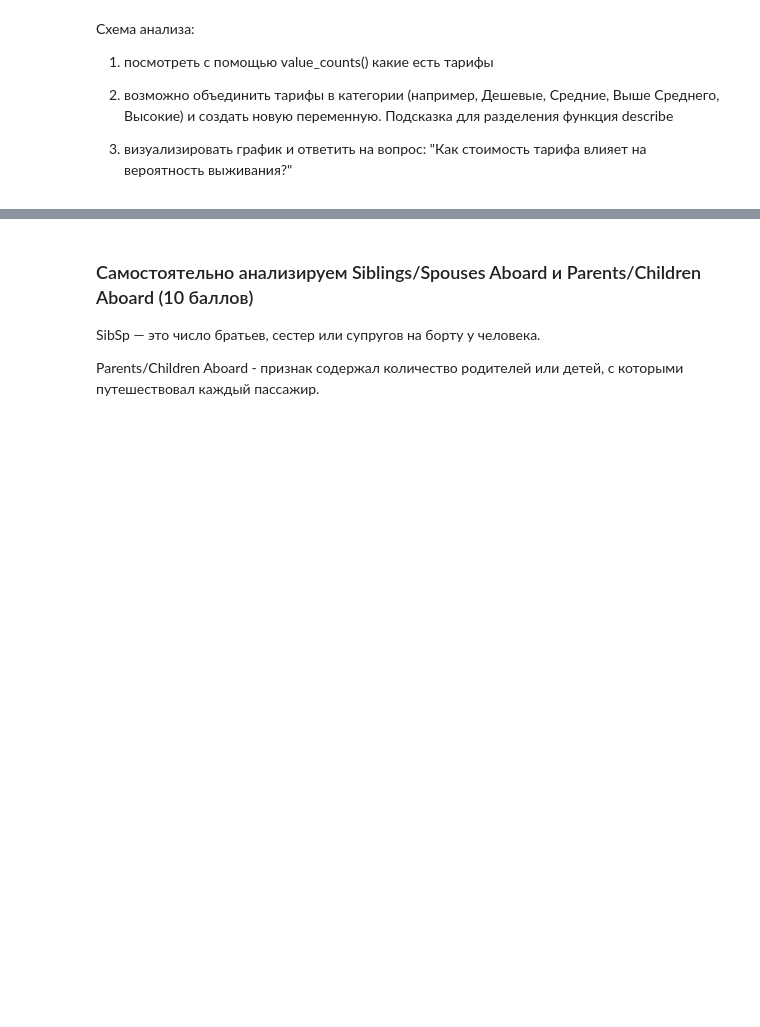
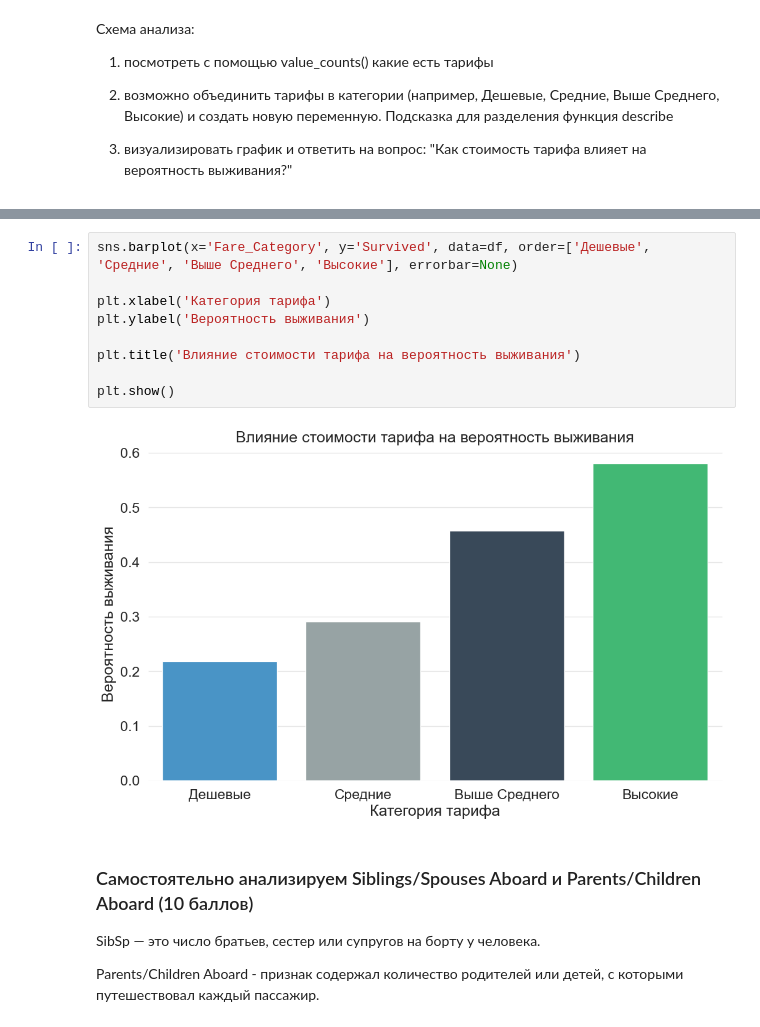
Before and after one commit to Grandher/MLabs-IIS-lessons_python, a Jupyter notebook: Task3/3_visualize_data.ipynb, the cells around one changed output, grey strips where cells are left out. Cells and saved outputs as stored; diff of their text form; blank space fills up the shorter version.

```diff
--- a/Task3/3_visualize_data.ipynb
+++ b/Task3/3_visualize_data.ipynb
@@ -438,3 +413,14 @@ TypeError: Neither the `x` nor `y` variable appears to be numeric.
+# %%
+sns.barplot(x='Fare_Category', y='Survived', data=df, order=['Дешевые', 'Средние', 'Выше Среднего', 'Высокие'], errorbar=None)
+
+plt.xlabel('Категория тарифа')
+plt.ylabel('Вероятность выживания')
+
+plt.title('Влияние стоимости тарифа на вероятность выживания')
+
+plt.show()
+# %% [output]
+[figure, added]
 # %% [markdown]
 ### Самостоятельно анализируем Siblings/Spouses Aboard и Parents/Children Aboard (10 баллов)
 
```
Also changed, not shown: parts of 17 cells of this notebook, 2 other files.
